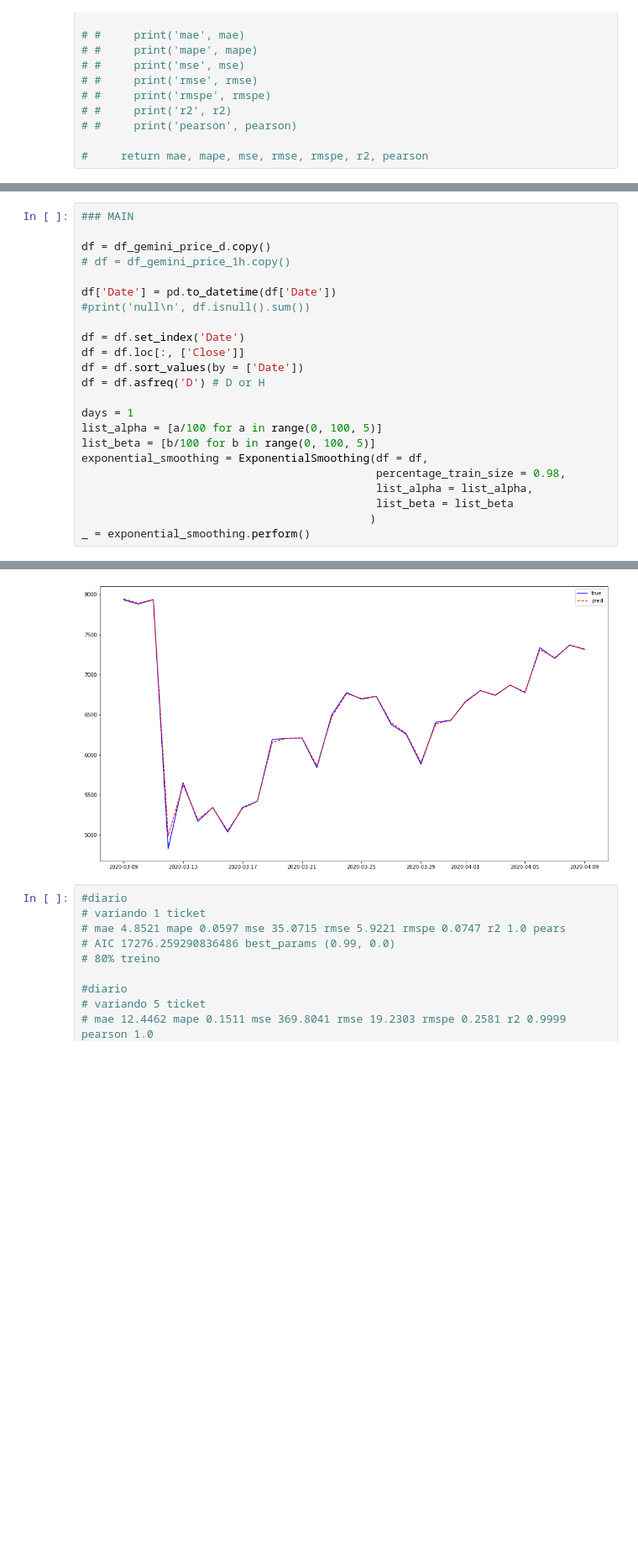
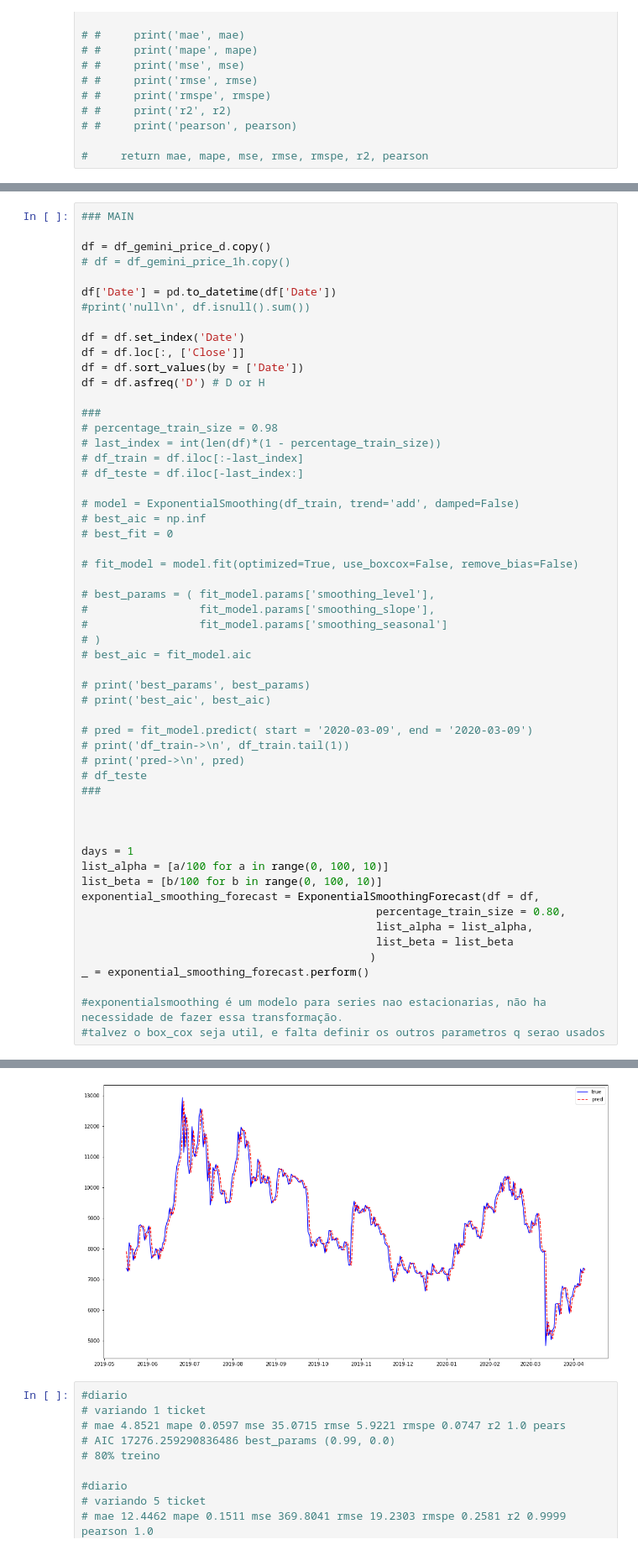
Before and after one commit to RichardMan13/Time_Series_Bitcoin, a Jupyter notebook: tcc_scripts_notebook/models_time_series.ipynb, the cells around one changed output, grey strips where cells are left out. Shown at 84% size. Saved outputs shown, nothing was run; the diff lists cells and outputs as text; blank space fills up the shorter version.

```diff
--- a/tcc_scripts_notebook/models_time_series.ipynb
+++ b/tcc_scripts_notebook/models_time_series.ipynb
@@ -241,13 +256,45 @@ df = df.loc[:, ['Close']]
 df = df.sort_values(by = ['Date'])
 df = df.asfreq('D') # D or H
 
+###
+# percentage_train_size = 0.98
+# last_index = int(len(df)*(1 - percentage_train_size))
+# df_train = df.iloc[:-last_index]
+# df_teste = df.iloc[-last_index:]
+
+# model = ExponentialSmoothing(df_train, trend='add', damped=False)
+# best_aic = np.inf
+# best_fit = 0
+
+# fit_model = model.fit(optimized=True, use_boxcox=False, remove_bias=False)
+
+# best_params = ( fit_model.params['smoothing_level'],
+#                 fit_model.params['smoothing_slope'],
+#                 fit_model.params['smoothing_seasonal']
+# )
+# best_aic = fit_model.aic
+
+# print('best_params', best_params)
+# print('best_aic', best_aic)
+
+# pred = fit_model.predict( start = '2020-03-09', end = '2020-03-09')
+# print('df_train->\n', df_train.tail(1))
+# print('pred->\n', pred)
+# df_teste
+###
+
+
+
 days = 1
-list_alpha = [a/100 for a in range(0, 100, 5)]
-list_beta = [b/100 for b in range(0, 100, 5)]
-exponential_smoothing = ExponentialSmoothing(df = df,
-                                             percentage_train_size = 0.98,
+list_alpha = [a/100 for a in range(0, 100, 10)]
+list_beta = [b/100 for b in range(0, 100, 10)]
+exponential_smoothing_forecast = ExponentialSmoothingForecast(df = df,
+                                             percentage_train_size = 0.80,
                                              list_alpha = list_alpha,
                                              list_beta = list_beta
                                             )
-_ = exponential_smoothing.perform()
+_ = exponential_smoothing_forecast.perform()
+
+#exponentialsmoothing é um modelo para series nao estacionarias, não ha necessidade de fazer essa transformação.
+#talvez o box_cox seja util, e falta definir os outros parametros q serao usados
 # %% [output]
@@ -274,4 +321,4 @@ mae 16.6489 mape 0.2908 mse 1013.412 rmse 31.8341 rmspe 0.631 r2 0.9985 pearson
-[figure, old version]
+[figure, new version]
 # %%
 #diario
 # variando 1 ticket
```
Also changed, not shown: parts of 30 cells of this notebook, 3 other files.
